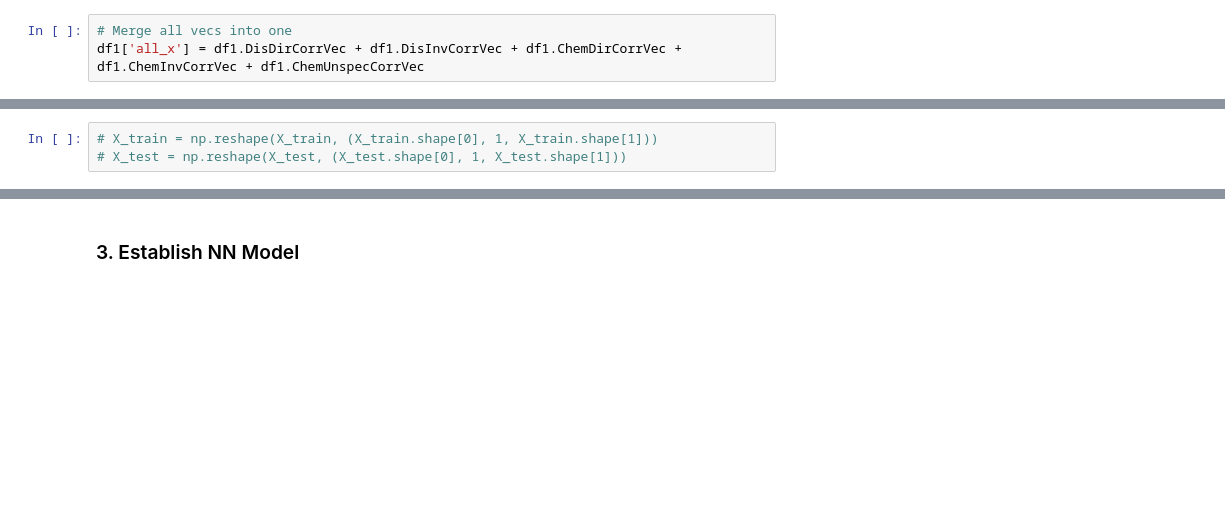
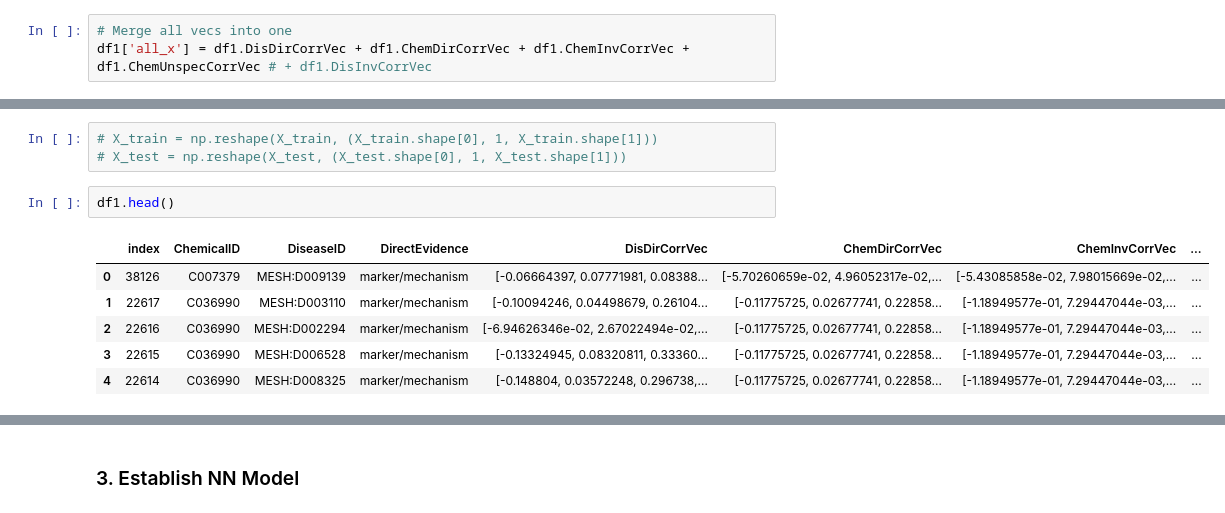
Before and after one commit to colemai/msc-thesis, a Jupyter notebook: opa/opa-nn.ipynb, the cells around one changed output, grey strips where cells are left out. Drawn from its saved outputs; the diff is of its cells as text; blank space fills up the shorter version.

```diff
--- a/opa/opa-nn.ipynb
+++ b/opa/opa-nn.ipynb
@@ -519,6 +566,6 @@ df1.head()
 # %%
 # Merge all vecs into one
-df1['all_x'] = df1.DisDirCorrVec + df1.DisInvCorrVec + df1.ChemDirCorrVec + df1.ChemInvCorrVec + df1.ChemUnspecCorrVec
+df1['all_x'] = df1.DisDirCorrVec + df1.ChemDirCorrVec + df1.ChemInvCorrVec + df1.ChemUnspecCorrVec # + df1.DisInvCorrVec
 # %%
 # For Keras, need to turn inputs into numpy arrays instead of pandas df +
 df1.all_x = df1.all_x.map(lambda x: np.asarray(x))
@@ -650,6 +695,15 @@ np.array(X_train).shape
 # %%
 # X_train = np.reshape(X_train, (X_train.shape[0], 1, X_train.shape[1]))
 # X_test = np.reshape(X_test, (X_test.shape[0], 1, X_test.shape[1]))
+# %%
+df1.head()
+# %% [output]
+|  | index | ChemicalID | DiseaseID | DirectEvidence | DisDirCorrVec | ChemDirCorrVec | ChemInvCorrVec | ... |
+| 0 | 38126 | C007379 | MESH:D009139 | marker/mechanism | [-0.06664397, 0.07771981, 0.08388... | [-5.70260659e-02, 4.96052317e-02,... | [-5.43085858e-02, 7.98015669e-02,... | ... |
+| 1 | 22617 | C036990 | MESH:D003110 | marker/mechanism | [-0.10094246, 0.04498679, 0.26104... | [-0.11775725, 0.02677741, 0.22858... | [-1.18949577e-01, 7.29447044e-03,... | ... |
+| 2 | 22616 | C036990 | MESH:D002294 | marker/mechanism | [-6.94626346e-02, 2.67022494e-02,... | [-0.11775725, 0.02677741, 0.22858... | [-1.18949577e-01, 7.29447044e-03,... | ... |
+| 3 | 22615 | C036990 | MESH:D006528 | marker/mechanism | [-0.13324945, 0.08320811, 0.33360... | [-0.11775725, 0.02677741, 0.22858... | [-1.18949577e-01, 7.29447044e-03,... | ... |
+| 4 | 22614 | C036990 | MESH:D008325 | marker/mechanism | [-0.148804, 0.03572248, 0.296738,... | [-0.11775725, 0.02677741, 0.22858... | [-1.18949577e-01, 7.29447044e-03,... | ... |
 # %%
 #Turn the y_train, X_train etc into multi-dim np arrays
 X_train = np.matrix(X_train.tolist())
```
Also changed, not shown: parts of 38 cells of this notebook.
